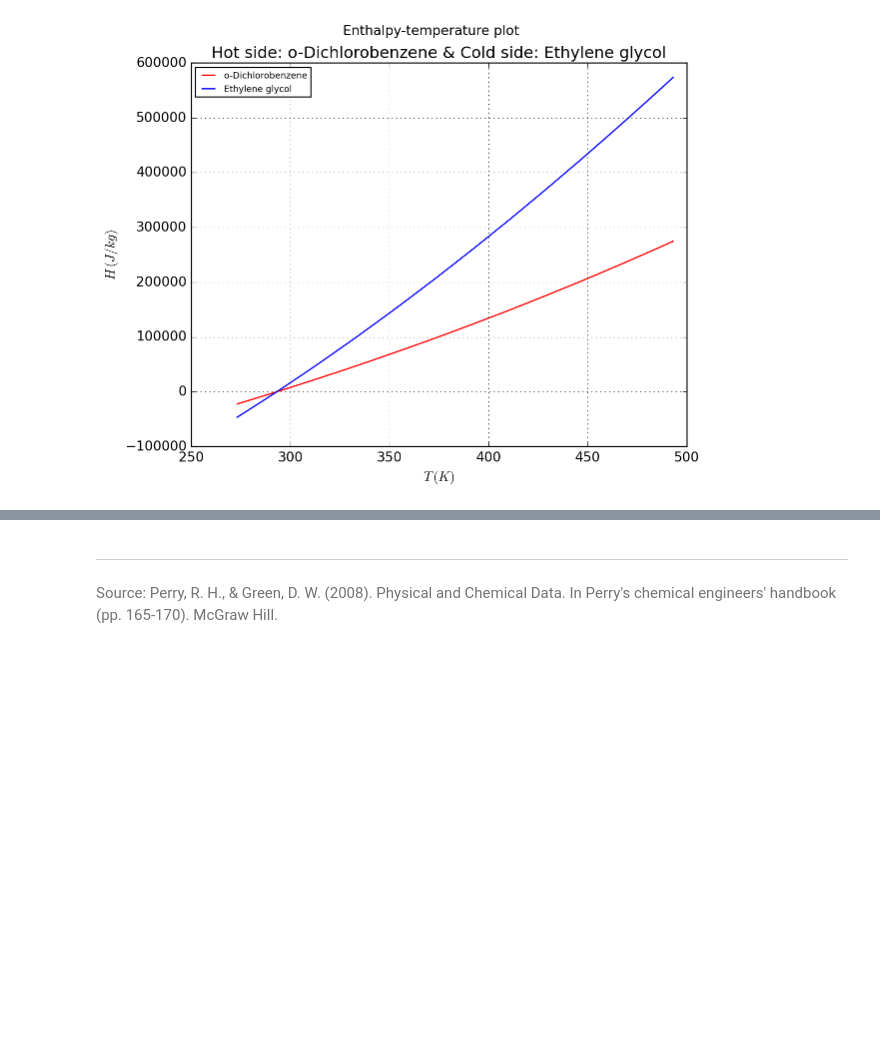
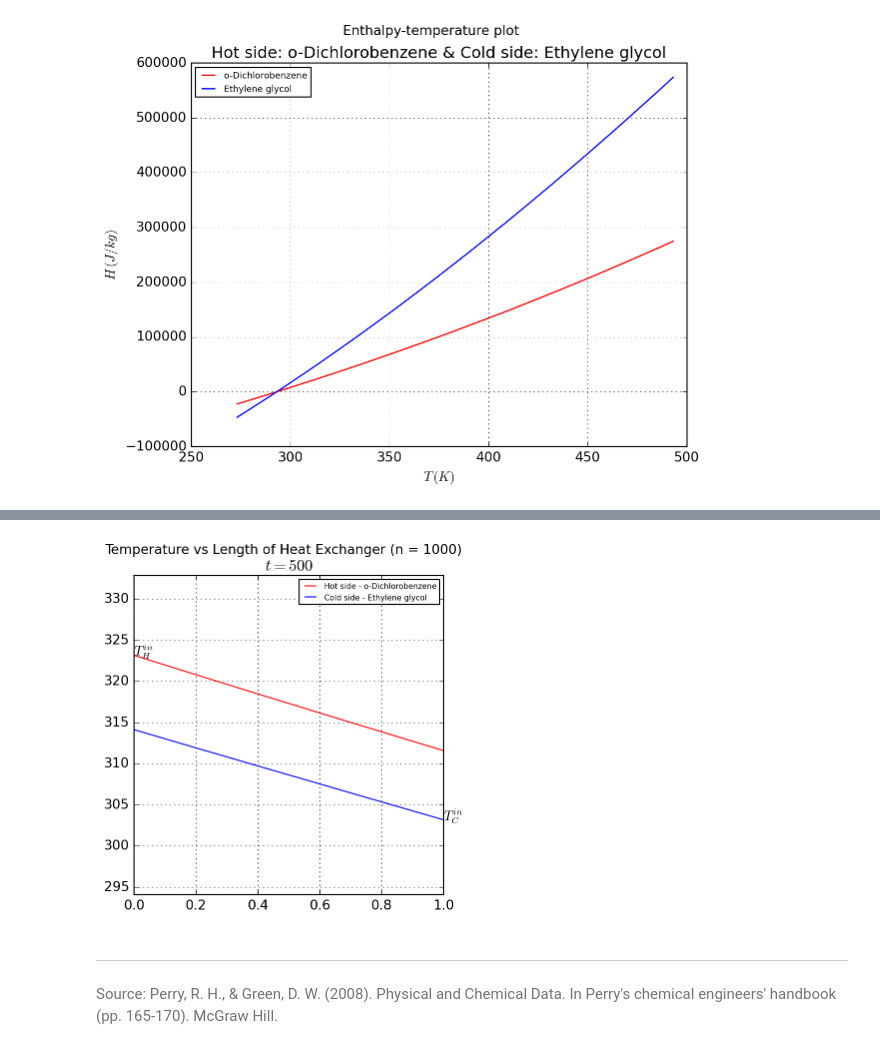
Before and after one commit to aakanksha-gubbala/processSimulation, a Jupyter notebook: Assignment 5/Assignment-5.ipynb, the cells around one changed output, grey strips where cells are left out. Saved outputs shown, nothing was run; the diff lists cells and outputs as text; code cells hidden in the pictures; blank space fills up the shorter version.

```diff
--- a/Assignment 5/Assignment-5.ipynb
+++ b/Assignment 5/Assignment-5.ipynb
@@ -202,0 +209,3 @@ get_solution(50, 500)
+# %%
+get_solution(1000, T)
+# %% [output]
@@ -203,3 +213,4 @@ get_solution(50, 500)
+[figure, added]
 # %% [markdown]
 ---
 <p style="color:#737373; font-family:futura;">Source: Perry, R. H., &amp; Green, D. W. (2008). Physical and Chemical Data. In Perry's chemical engineers' handbook (pp. 165-170). McGraw Hill.</p>
```
Also changed, not shown: parts of 7 cells of this notebook, 1 other file.
